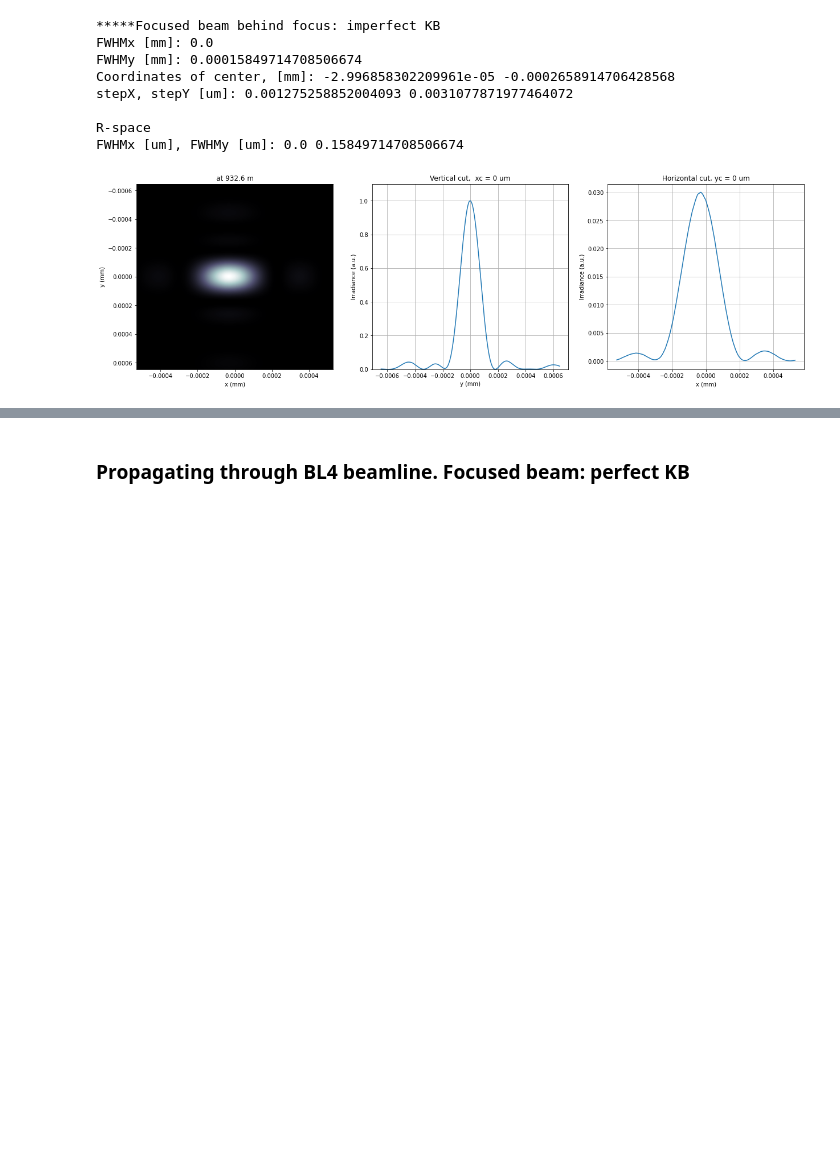
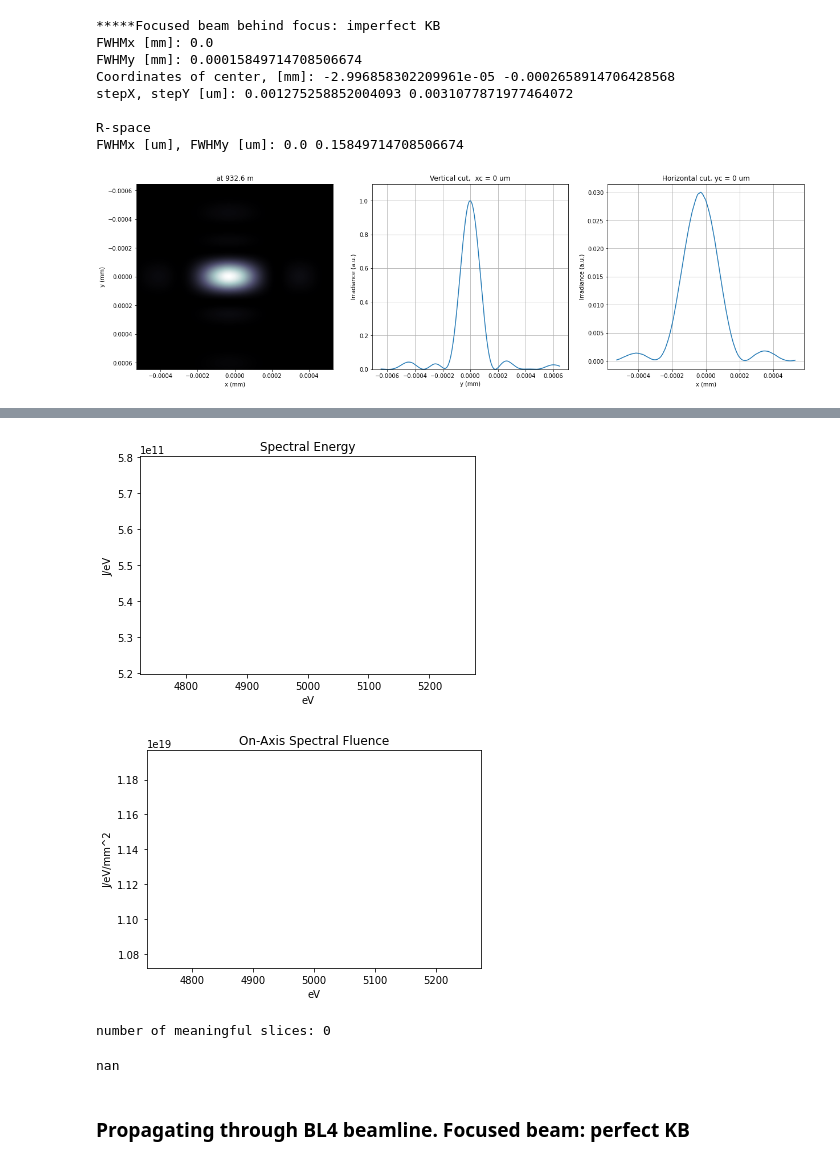
Before and after one commit to PaNOSC-ViNYL/wavefrontDB, a Jupyter notebook: examples/EuXFEL_SASE1_SPB_KBfocus.ipynb, the cells around one changed output, grey strips where cells are left out. Cells and saved outputs as stored; diff of their text form; code cells hidden in the pictures; blank space fills up the shorter version.

```diff
--- a/examples/EuXFEL_SASE1_SPB_KBfocus.ipynb
+++ b/examples/EuXFEL_SASE1_SPB_KBfocus.ipynb
@@ -589,3 +610,10 @@ FWHMx [um], FWHMy [um]: 0.0 0.15849714708506674
+# %%
+wpg_uti_wf.integral_intensity(mwf)
+# %% [output]
+[figure, added]
+[figure, added]
+number of meaningful slices: 0
+nan
 # %% [markdown]
 ### Propagating through BL4 beamline. Focused beam: perfect KB
 # %%
```
Also changed, not shown: parts of 5 cells of this notebook, 1 other file.
